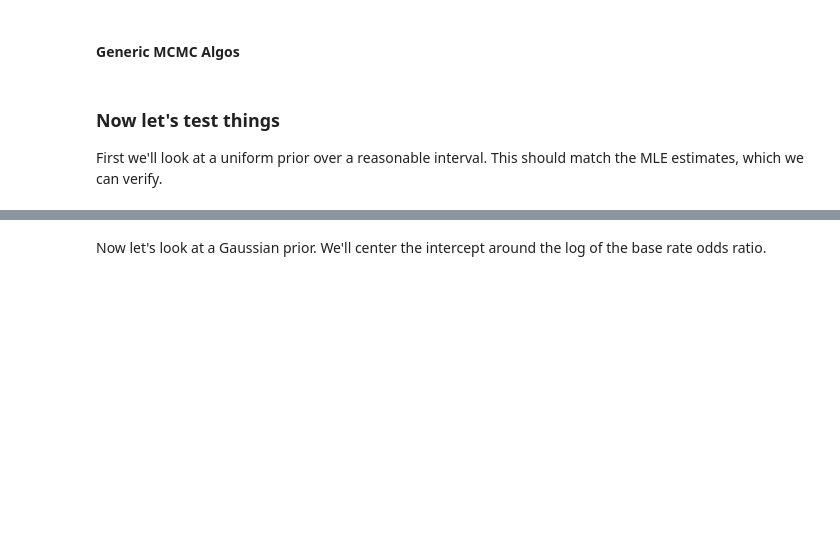
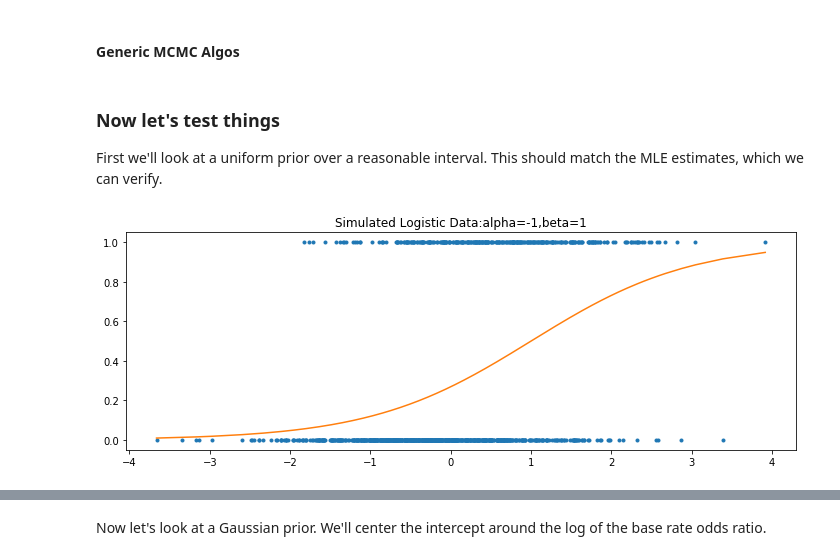
Before and after one commit to briandalessandro/explorations, a Jupyter notebook: Bayes/MCMC/Logistic_Regression_MCMC.ipynb, the cells around one changed output, grey strips where cells are left out. Cells and saved outputs as stored; diff of their text form; code cells hidden in the pictures; blank space fills up the shorter version.

```diff
--- a/Bayes/MCMC/Logistic_Regression_MCMC.ipynb
+++ b/Bayes/MCMC/Logistic_Regression_MCMC.ipynb
@@ -172,6 +172,15 @@ First we'll look at a uniform prior over a reasonable interval. This should matc
 #Generate data
 truth = [-1, 1]
 df = gen_logistic_dataframe(truth[0], truth[1:], 1000)
+# %%
+if len(truth)==2:
+    df_s = df.sort_values(by='X_1', inplace=False)
+    plt.figure(figsize=(12,4))
+    plt.plot(df_s.X_1, df_s.Y,'.')
+    plt.plot(df_s.X_1, 1/(1+np.exp(-1*(truth[0]+truth[1]*df_s.X_1))))
+    plt.title('Simulated Logistic Data:alpha={},beta={}'.format(truth[0], truth[1]))
+# %% [output]
+[figure, added]
 # %%
 #Initialize everything
 alpha_init = np.log(df.Y.mean() / (1-df.Y.mean()))
```
Also changed, not shown: parts of 20 cells of this notebook.
